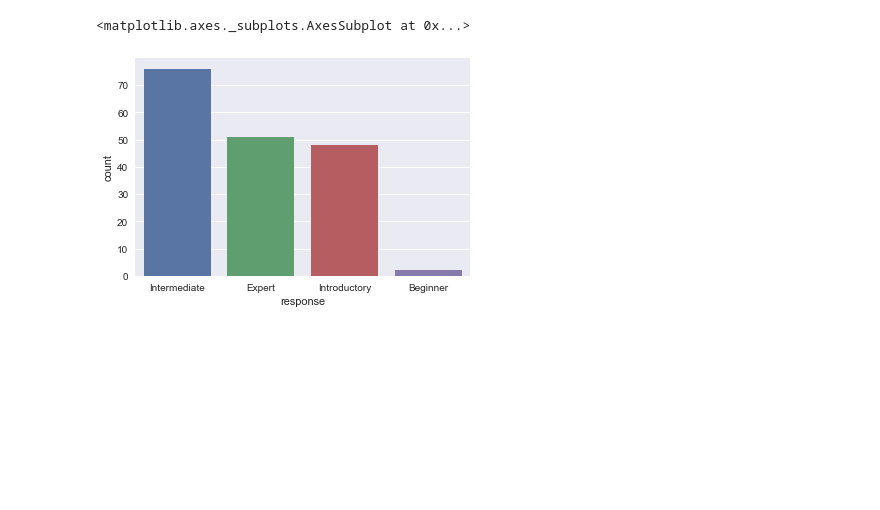
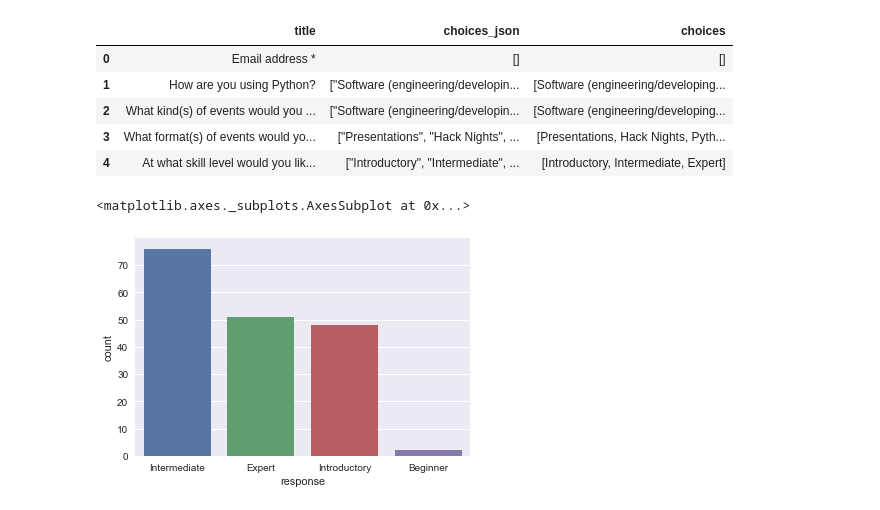
Before and after one commit to madison-python/new-meetup-survey, a Jupyter notebook: 3-visualizing-survey-results.ipynb, the cells around one changed output. Cells and saved outputs as stored; diff of their text form; code cells hidden in the pictures; blank space fills up the shorter version.

```diff
--- a/madpy-survey-responses.ipynb
+++ b/3-visualizing-survey-results.ipynb
@@ -16,0 +17,12 @@ responses.head()
+# %%
+import json
+questions = pandas.read_csv('questions.csv')
+questions['choices'] = questions.choices_json.apply(json.loads)
+questions.head()
+# %% [output]
+|  | title | choices_json | choices |
+| 0 | Email address * | [] | [] |
+| 1 | How are you using Python? | ["Software (engineering/developin... | [Software (engineering/developing... |
+| 2 | What kind(s) of events would you ... | ["Software (engineering/developin... | [Software (engineering/developing... |
+| 3 | What format(s) of events would yo... | ["Presentations", "Hack Nights", ... | [Presentations, Hack Nights, Pyth... |
+| 4 | At what skill level would you lik... | ["Introductory", "Intermediate", ... | [Introductory, Intermediate, Expert] |
```
Also changed, not shown: parts of 3 cells of this notebook, 6 other files.
